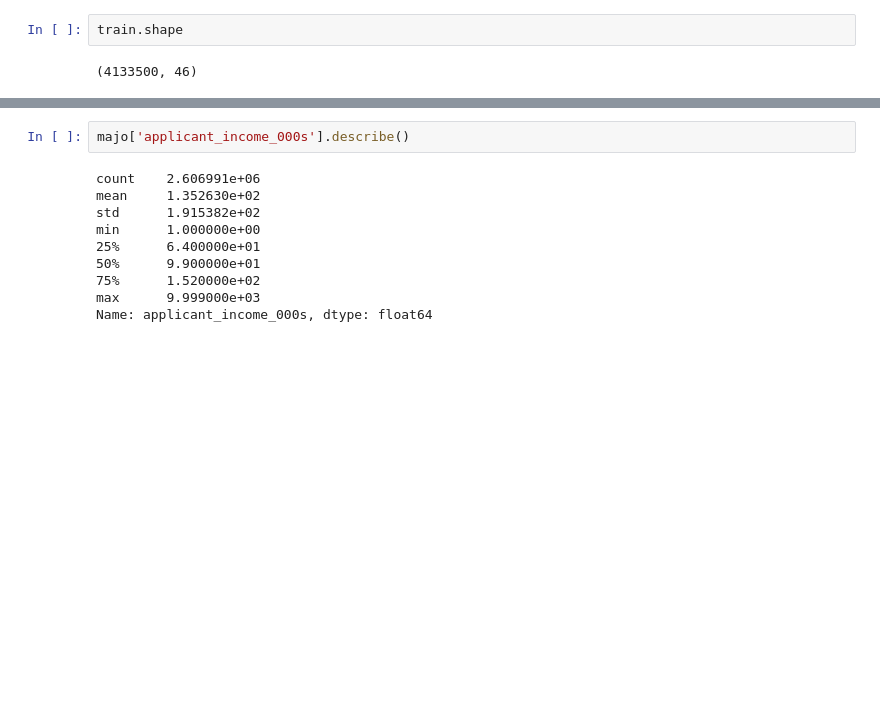
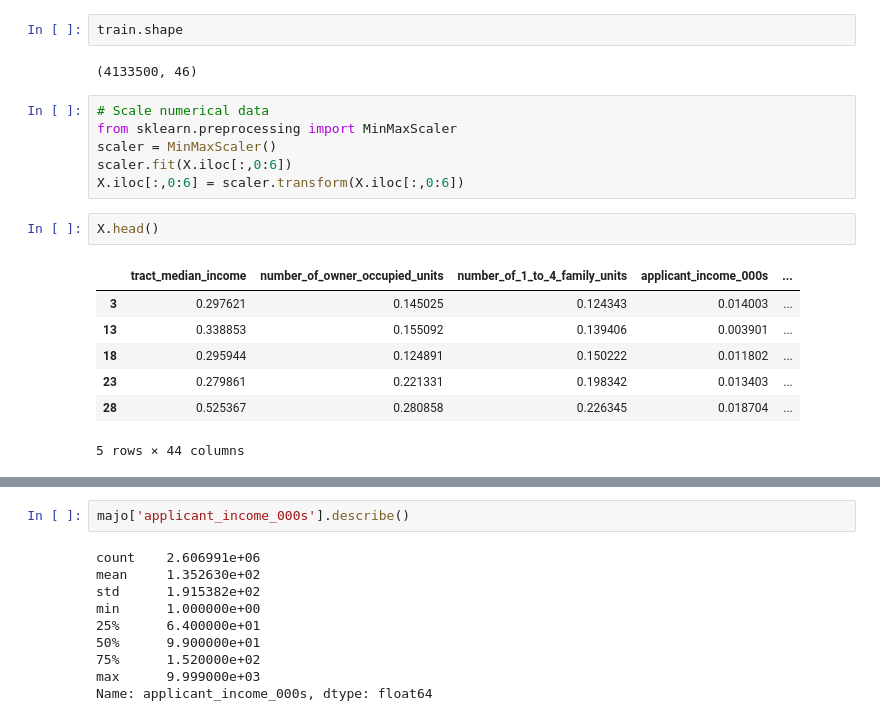
Before and after one commit to dorisZ017/hmda, a Jupyter notebook: hmda_updating.ipynb, the cells around one changed output, grey strips where cells are left out. Drawn from its saved outputs; the diff is of its cells as text; blank space fills up the shorter version.

```diff
--- a/hmda_updating.ipynb
+++ b/hmda_updating.ipynb
@@ -176,3 +174,19 @@ X.head()
 train.shape
 # %% [output]
 (4133500, 46)
+# %%
+# Scale numerical data
+from sklearn.preprocessing import MinMaxScaler
+scaler = MinMaxScaler()
+scaler.fit(X.iloc[:,0:6])
+X.iloc[:,0:6] = scaler.transform(X.iloc[:,0:6])
+# %%
+X.head()
+# %% [output]
+|  | tract_median_income | number_of_owner_occupied_units | number_of_1_to_4_family_units | applicant_income_000s | ... |
+| 3 | 0.297621 | 0.145025 | 0.124343 | 0.014003 | ... |
+| 13 | 0.338853 | 0.155092 | 0.139406 | 0.003901 | ... |
+| 18 | 0.295944 | 0.124891 | 0.150222 | 0.011802 | ... |
+| 23 | 0.279861 | 0.221331 | 0.198342 | 0.013403 | ... |
+| 28 | 0.525367 | 0.280858 | 0.226345 | 0.018704 | ... |
+5 rows × 44 columns
```
Also changed, not shown: parts of 25 cells of this notebook, 1 other file.
